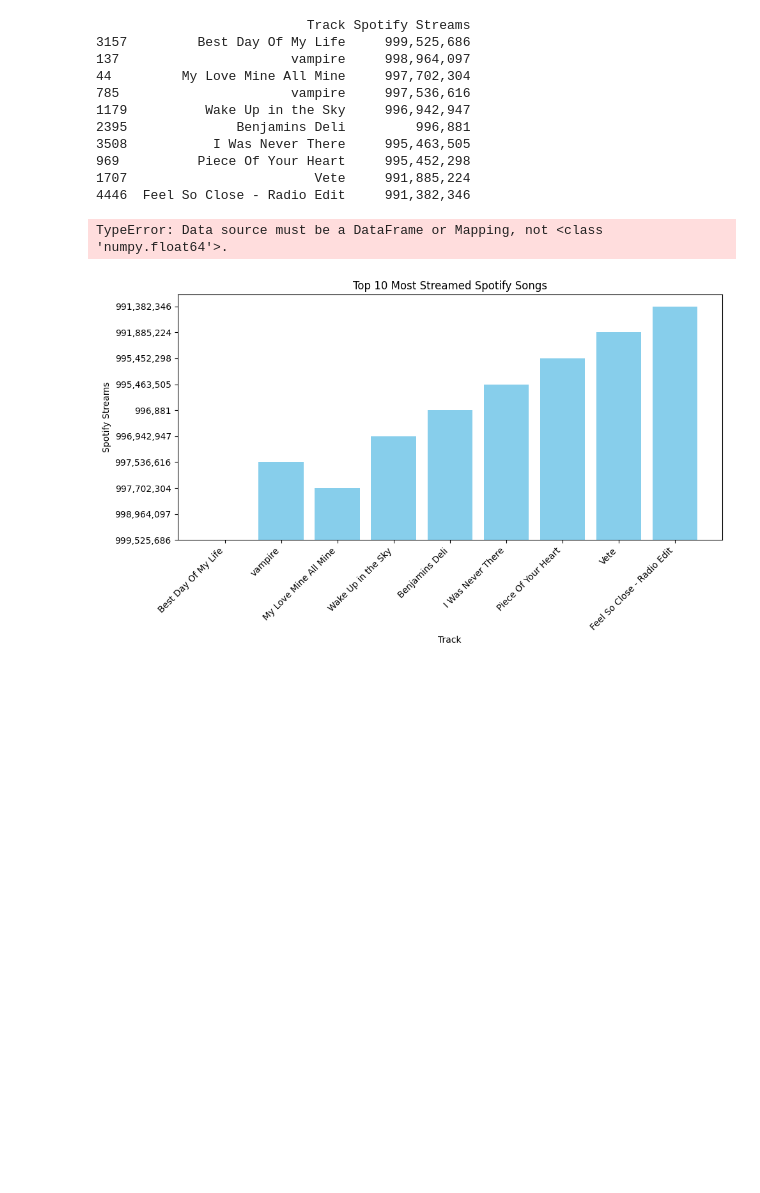
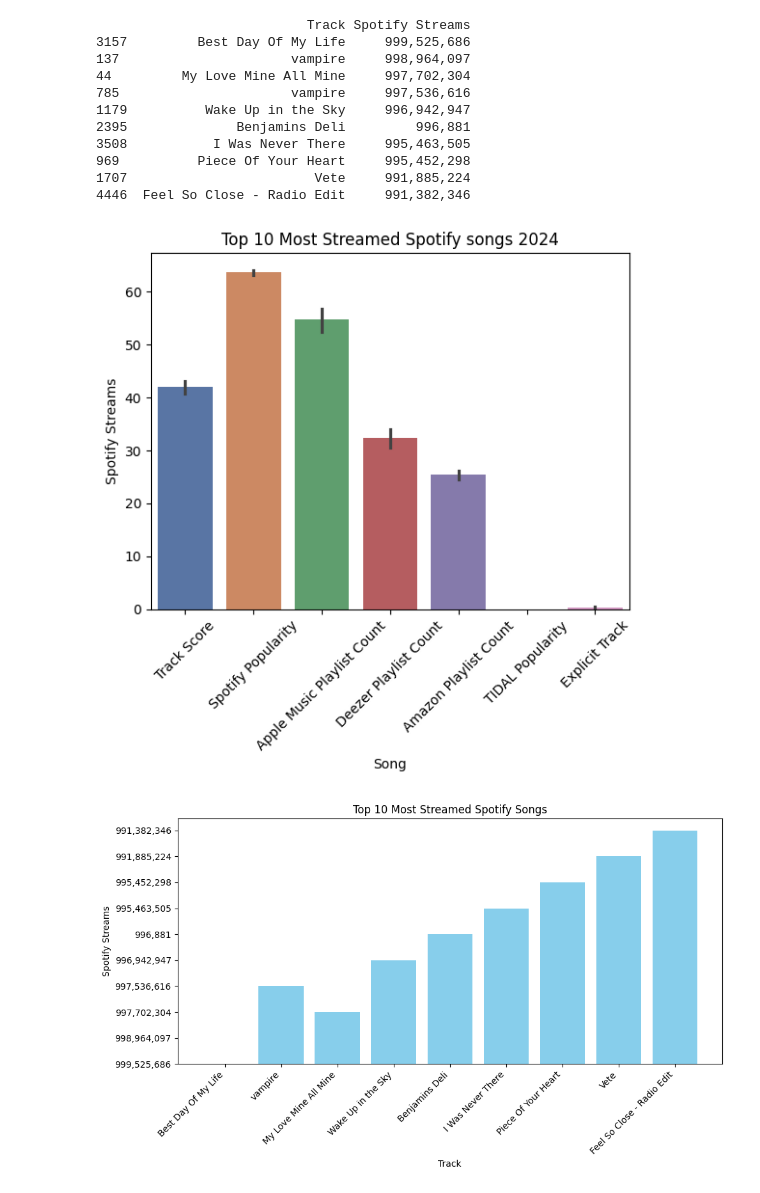
Before and after one commit to itsethe/HtHFinalProject, a Jupyter notebook: final_project.ipynb, the cells around one changed output. Drawn from its saved outputs; the diff is of its cells as text; code cells hidden in the pictures; blank space fills up the shorter version.

```diff
--- a/final_project.ipynb
+++ b/final_project.ipynb
@@ -86,13 +86,13 @@ print(top_spotify_songs.head(10)[['Track', 'Spotify Streams']])
 # %%
 seaborn.barplot(top_spotify_songs, palette="deep")
 
 plt.xlabel("Song")
 plt.ylabel("Spotify Streams")
 plt.title("Top 10 Most Streamed Spotify songs 2024")
 plt.xticks(rotation=45)
-plt.sh
+plt.show()
 # %% [output]
-TypeError: Data source must be a DataFrame or Mapping, not <class 'numpy.float64'>.
+[figure, added]
 # %%
 spotify_data_sorted = df.sort_values(by='Spotify Streams', ascending=False)
 
```
Also changed, not shown: parts of 3 cells of this notebook, 1 other file.
